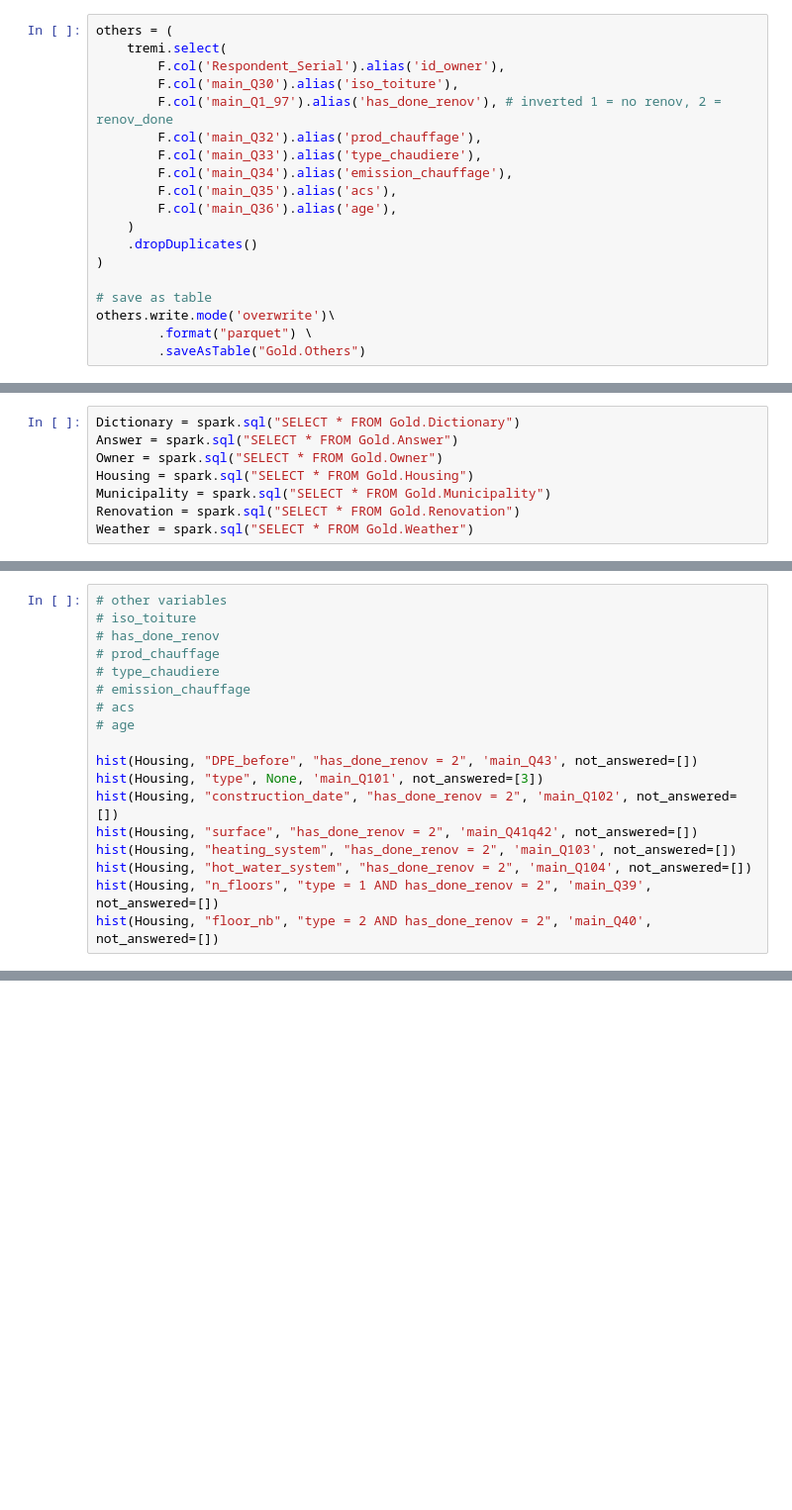
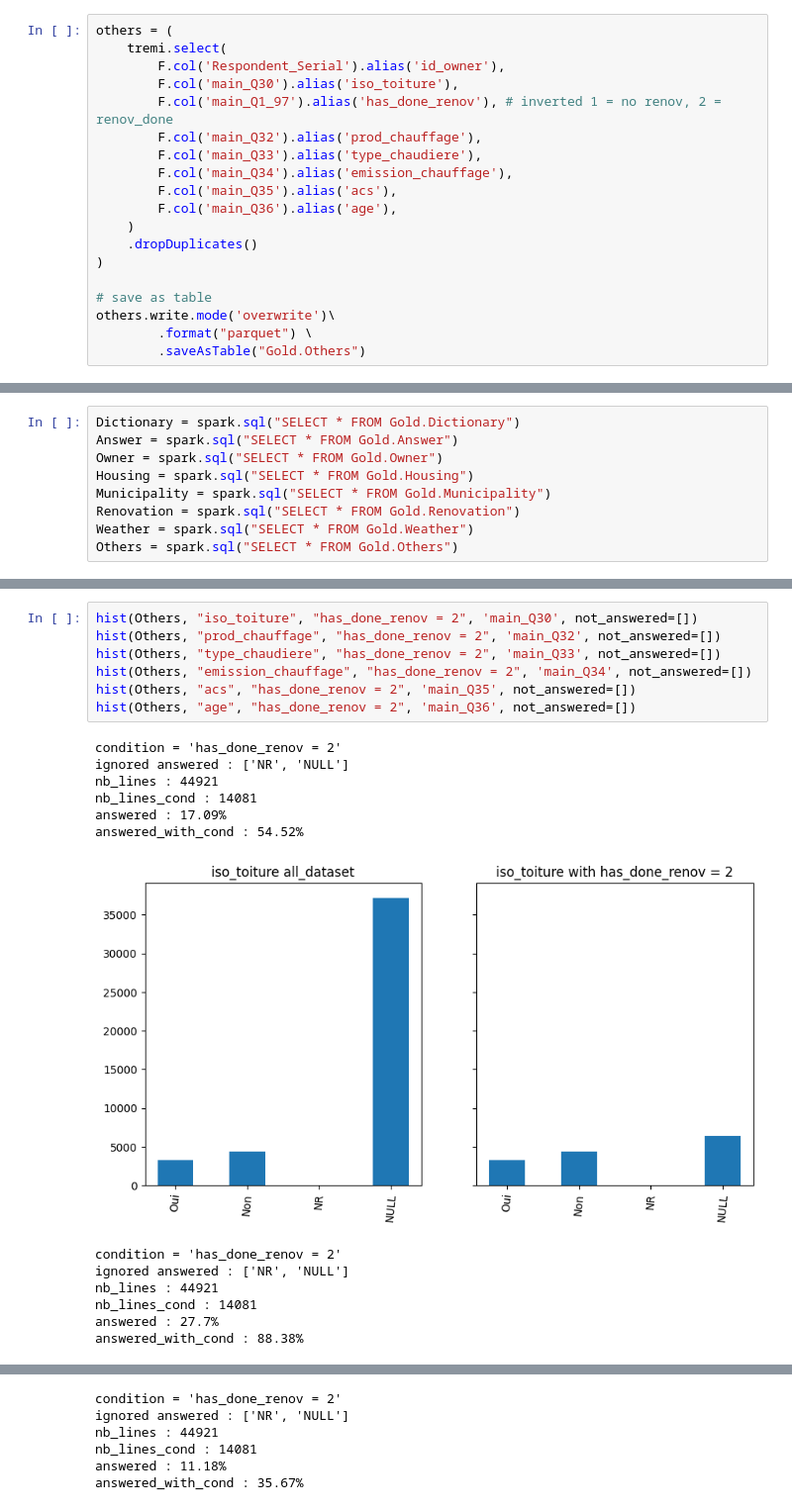
Before and after one commit to axrocheteau/renov_local, a Jupyter notebook: model.ipynb, the cells around one changed output, grey strips where cells are left out. Shown at 99% size. Saved outputs shown, nothing was run; the diff lists cells and outputs as text; blank space fills up the shorter version.

```diff
--- a/model.ipynb
+++ b/model.ipynb
@@ -538,6 +534,7 @@ Housing = spark.sql("SELECT * FROM Gold.Housing")
 Municipality = spark.sql("SELECT * FROM Gold.Municipality")
 Renovation = spark.sql("SELECT * FROM Gold.Renovation")
 Weather = spark.sql("SELECT * FROM Gold.Weather")
+Others = spark.sql("SELECT * FROM Gold.Others")
 # %%
 def display_figures(figures, condition, ignored):
     print(f'{condition = }')
@@ -704,21 +710,24 @@ answered : 100.0%
 answered_with_cond : 100.0%
 [figure]
 ... (4 outputs left out)
-# %%
-# other variables
-# iso_toiture
-# has_done_renov
-# prod_chauffage
-# type_chaudiere
-# emission_chauffage
-# acs
-# age
-
-hist(Housing, "DPE_before", "has_done_renov = 2", 'main_Q43', not_answered=[])
-hist(Housing, "type", None, 'main_Q101', not_answered=[3])
-hist(Housing, "construction_date", "has_done_renov = 2", 'main_Q102', not_answered=[])
-hist(Housing, "surface", "has_done_renov = 2", 'main_Q41q42', not_answered=[])
-hist(Housing, "heating_system", "has_done_renov = 2", 'main_Q103', not_answered=[])
-hist(Housing, "hot_water_system", "has_done_renov = 2", 'main_Q104', not_answered=[])
-hist(Housing, "n_floors", "type = 1 AND has_done_renov = 2", 'main_Q39', not_answered=[])
-hist(Housing, "floor_nb", "type = 2 AND has_done_renov = 2", 'main_Q40', not_answered=[])
+# %%
+hist(Others, "iso_toiture", "has_done_renov = 2", 'main_Q30', not_answered=[])
+hist(Others, "prod_chauffage", "has_done_renov = 2", 'main_Q32', not_answered=[])
+hist(Others, "type_chaudiere", "has_done_renov = 2", 'main_Q33', not_answered=[])
+hist(Others, "emission_chauffage", "has_done_renov = 2", 'main_Q34', not_answered=[])
+hist(Others, "acs", "has_done_renov = 2", 'main_Q35', not_answered=[])
+hist(Others, "age", "has_done_renov = 2", 'main_Q36', not_answered=[])
+# %% [output]
+condition = 'has_done_renov = 2'
+ignored answered : ['NR', 'NULL']
+nb_lines : 44921
+nb_lines_cond : 14081
+answered : 17.09%
+answered_with_cond : 54.52%
+[figure, added]
+condition = 'has_done_renov = 2'
+ignored answered : ['NR', 'NULL']
+nb_lines : 44921
+nb_lines_cond : 14081
+answered : 27.7%
+answered_with_cond : 88.38%
@@ -724,0 +735,6 @@ hist(Housing, "floor_nb", "type = 2 AND has_done_renov = 2", 'main_Q40', not_ans
+condition = 'has_done_renov = 2'
+ignored answered : ['NR', 'NULL']
+nb_lines : 44921
+nb_lines_cond : 14081
+answered : 11.18%
+answered_with_cond : 35.67%
```
Also changed, not shown: parts of 4 cells of this notebook.
